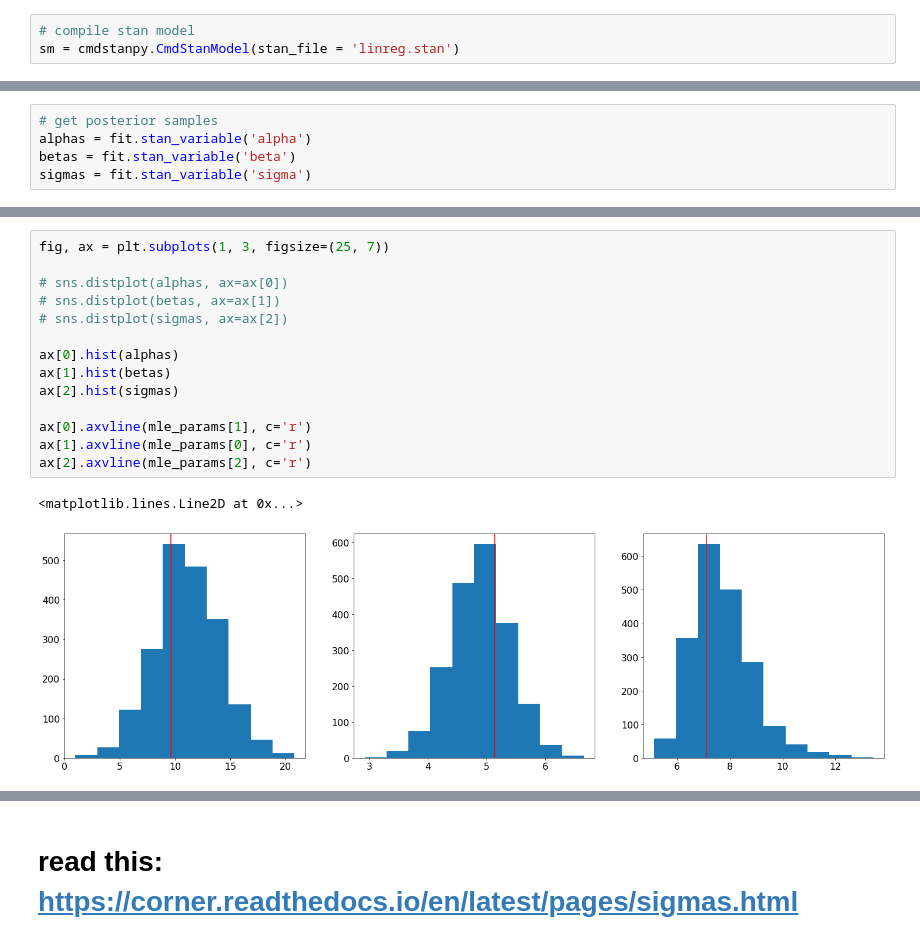
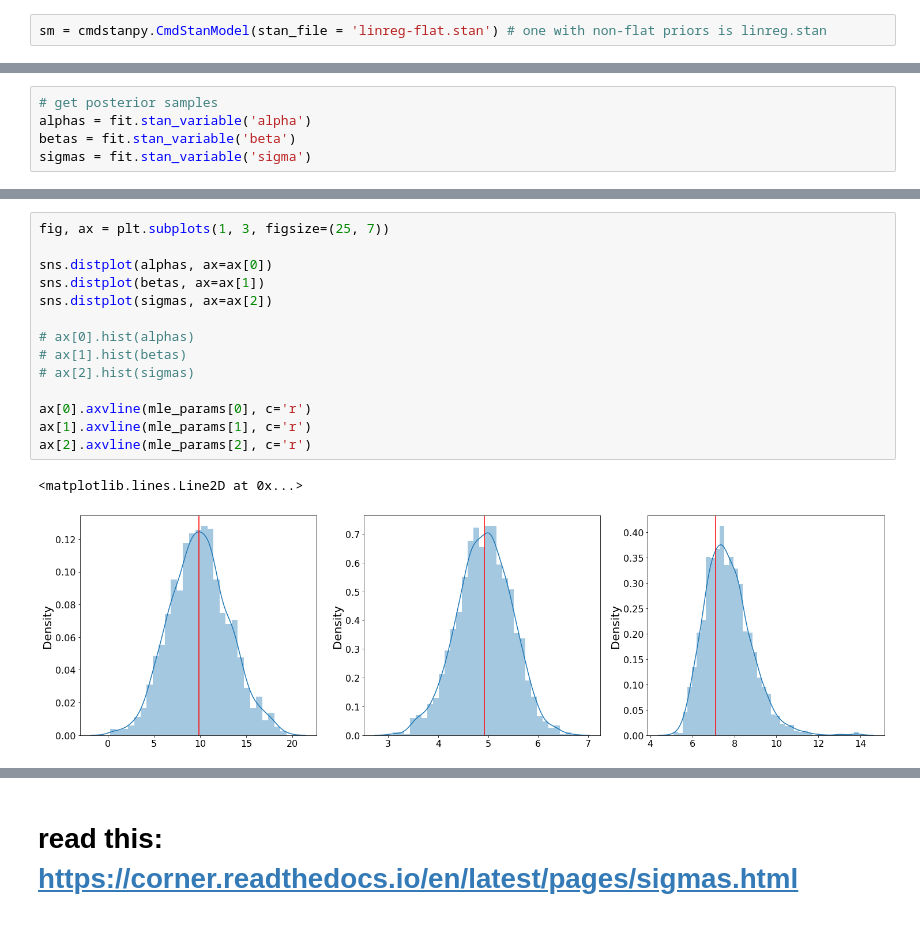
Before and after one commit to al-jshen/linreg-bayes, a Jupyter notebook: linreg.ipynb, the cells around one changed output, grey strips where cells are left out. Cells and saved outputs as stored; diff of their text form.

Commit message:
update linreg notebook

```diff
--- a/linreg.ipynb
+++ b/linreg.ipynb
@@ -182,4 +216,3 @@ plt.scatter(x, y)
 # %%
-# compile stan model
-sm = cmdstanpy.CmdStanModel(stan_file = 'linreg.stan')
+sm = cmdstanpy.CmdStanModel(stan_file = 'linreg-flat.stan') # one with non-flat priors is linreg.stan
 # %% [output]
@@ -215,18 +242,18 @@ sigmas = fit.stan_variable('sigma')
 # %%
 fig, ax = plt.subplots(1, 3, figsize=(25, 7))
 
-# sns.distplot(alphas, ax=ax[0])
-# sns.distplot(betas, ax=ax[1])
-# sns.distplot(sigmas, ax=ax[2])
+sns.distplot(alphas, ax=ax[0])
+sns.distplot(betas, ax=ax[1])
+sns.distplot(sigmas, ax=ax[2])
 
-ax[0].hist(alphas)
-ax[1].hist(betas)
-ax[2].hist(sigmas)
+# ax[0].hist(alphas)
+# ax[1].hist(betas)
+# ax[2].hist(sigmas)
 
-ax[0].axvline(mle_params[1], c='r')
-ax[1].axvline(mle_params[0], c='r')
+ax[0].axvline(mle_params[0], c='r')
+ax[1].axvline(mle_params[1], c='r')
 ax[2].axvline(mle_params[2], c='r')
 # %% [output]
 <matplotlib.lines.Line2D at 0x...>
-[figure, old version]
+[figure, new version]
 # %% [markdown]
```
Also changed, not shown: parts of 41 cells of this notebook, 4 other files.
